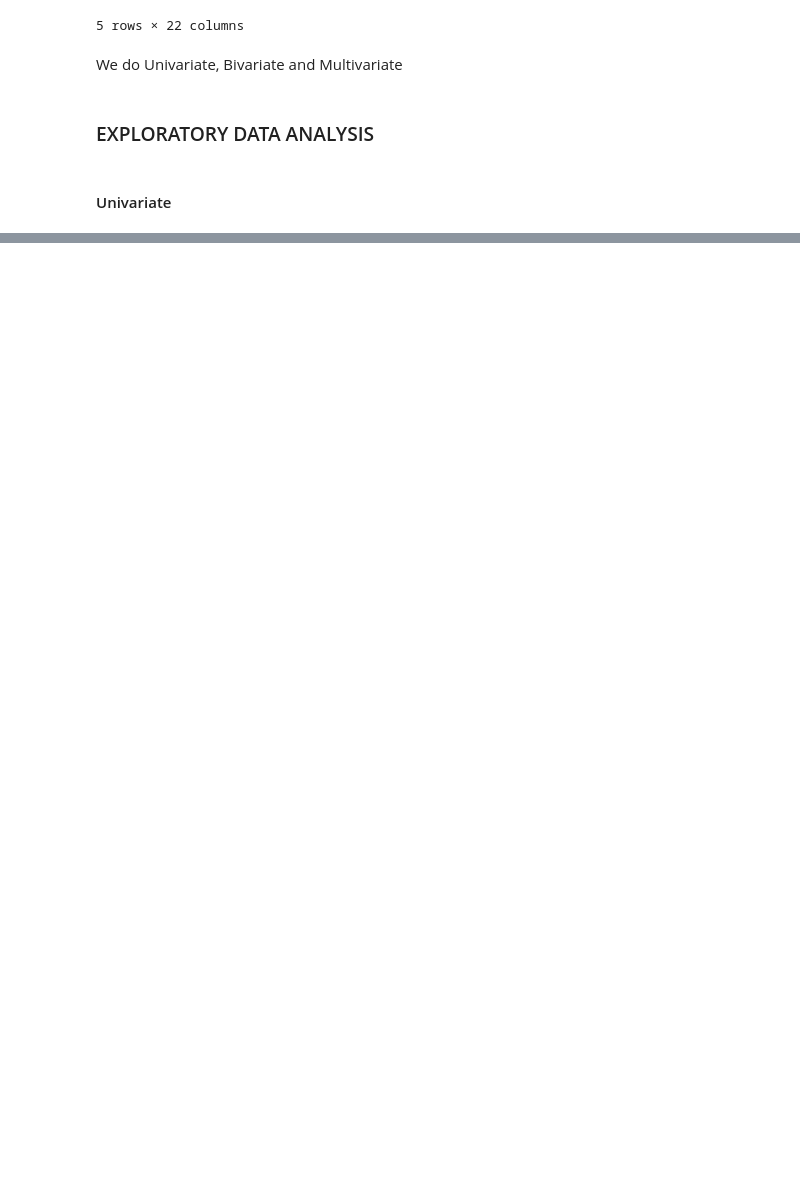
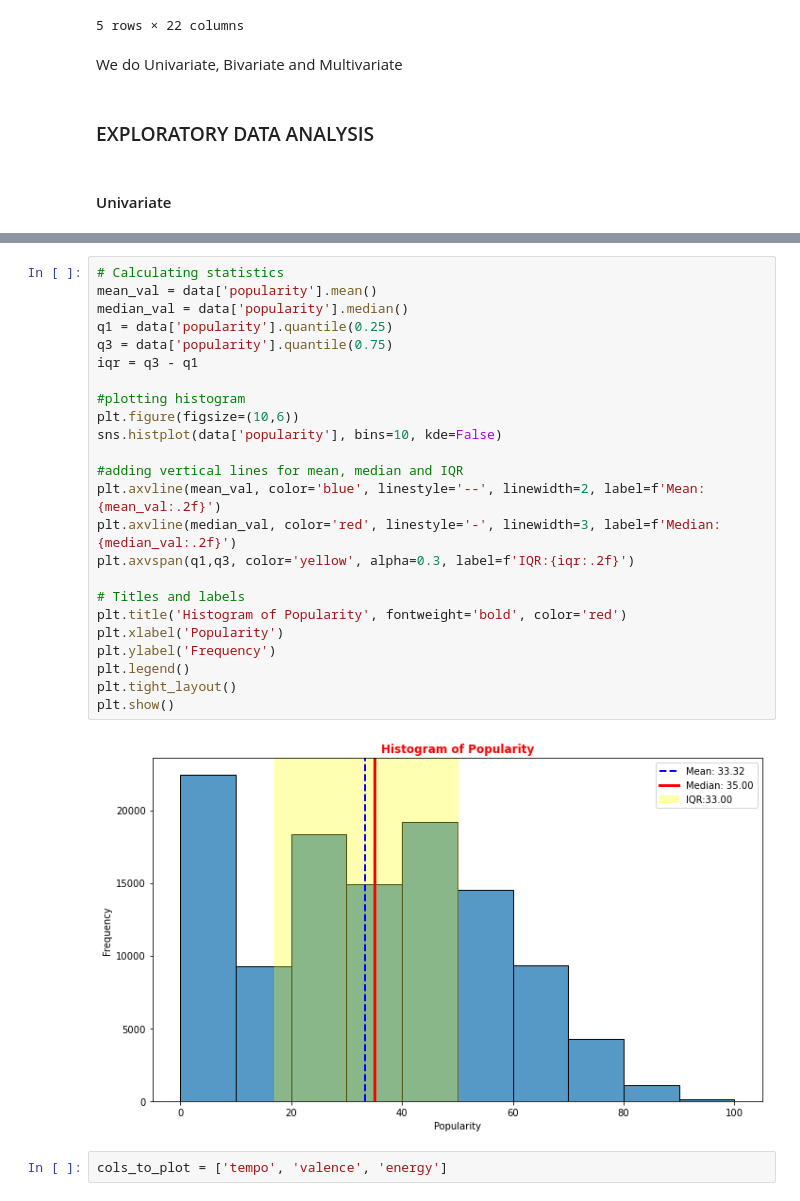
Before and after one commit to C-3DevO/spotify_analysis, a Jupyter notebook: music.ipynb, the cells around one changed output, grey strips where cells are left out. Saved outputs shown, nothing was run; the diff lists cells and outputs as text; blank space fills up the shorter version.

```diff
--- a/music.ipynb
+++ b/music.ipynb
@@ -391,0 +385,28 @@ plt.show()
+# %%
+# Calculating statistics
+mean_val = data['popularity'].mean()
+median_val = data['popularity'].median()
+q1 = data['popularity'].quantile(0.25)
+q3 = data['popularity'].quantile(0.75)
+iqr = q3 - q1
+
+#plotting histogram
+plt.figure(figsize=(10,6))
+sns.histplot(data['popularity'], bins=10, kde=False)
+
+#adding vertical lines for mean, median and IQR
+plt.axvline(mean_val, color='blue', linestyle='--', linewidth=2, label=f'Mean: {mean_val:.2f}')
+plt.axvline(median_val, color='red', linestyle='-', linewidth=3, label=f'Median: {median_val:.2f}')
+plt.axvspan(q1,q3, color='yellow', alpha=0.3, label=f'IQR:{iqr:.2f}')
+
+# Titles and labels
+plt.title('Histogram of Popularity', fontweight='bold', color='red')
+plt.xlabel('Popularity')
+plt.ylabel('Frequency')
+plt.legend()
+plt.tight_layout()
+plt.show()
+# %% [output]
+[figure, added]
+# %%
+cols_to_plot = ['tempo', 'valence', 'energy']
```
Also changed, not shown: parts of 25 cells of this notebook.
